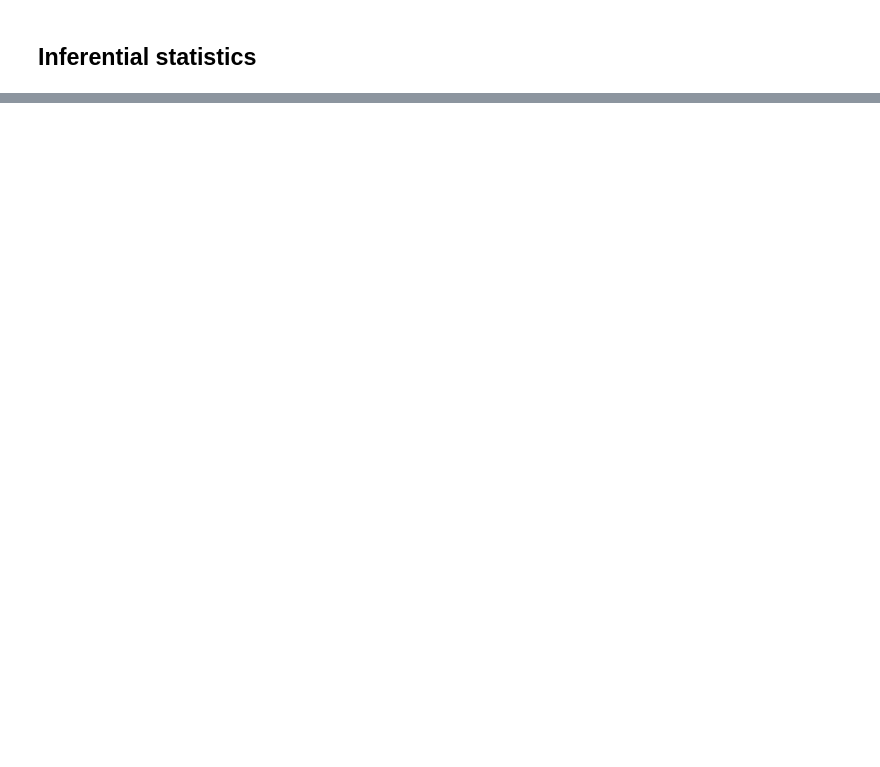
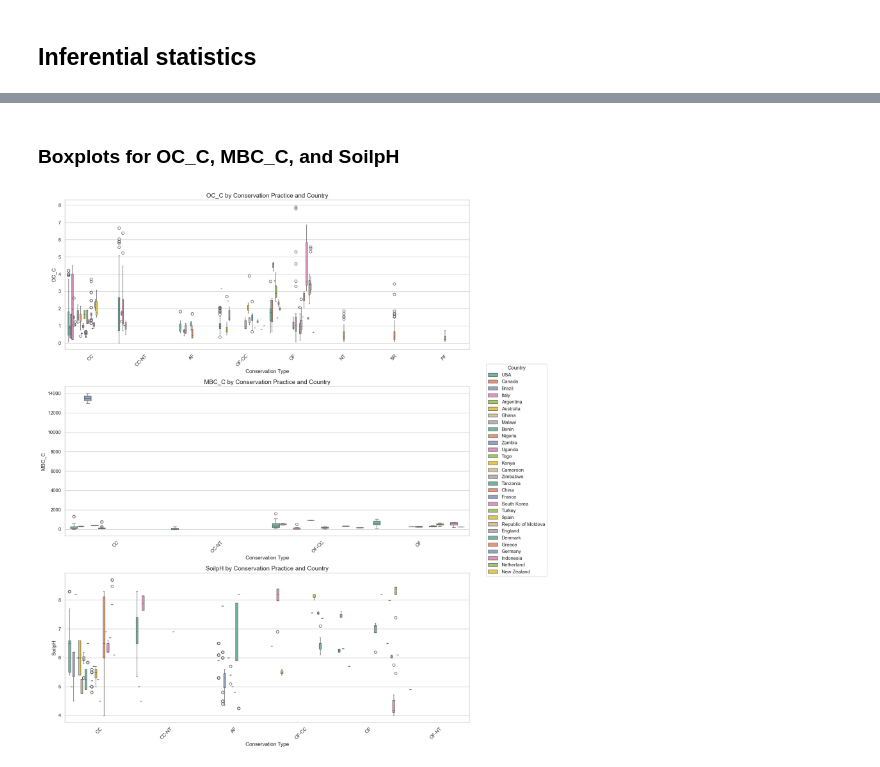
Before and after one commit to eleshuk/avcad_2025, a Jupyter notebook: question_1.ipynb, the cells around one changed output, grey strips where cells are left out. Cells and saved outputs as stored; diff of their text form; code cells hidden in the pictures; blank space fills up the shorter version.

```diff
--- a/question_1.ipynb
+++ b/question_1.ipynb
@@ -70,0 +62,8 @@ max     171.000000  187.000000  247.000000
+# %%
+# Choose the column after which to check for NaNs (e.g., after 'A')
+col_index = full_selection_df.columns.get_loc('Conservation_Discription') + 1  # Get index of next column after 'A'
+subset = full_selection_df.columns[col_index:]
+
+# Drop rows where all columns after 'A' are NaN
+df_filtered = full_selection_df[~full_selection_df[subset].isna().all(axis=1)]
+df_filtered.head()
@@ -492,11 +226,0 @@ $$
-# %%
-import statsmodels.formula.api as smf
-
-# Prepare data
-reg_df = subset_df[['SOC', 'CoverCropGroup', 'Latitude', 'Elevation']].dropna()
-
-# Run linear regression
-model = smf.ols('SOC ~ C(CoverCropGroup) + Latitude + Elevation', data=reg_df).fit()
-
-# Show results
-print(model.summary())
@@ -650,0 +299,38 @@ plt.show()
+# %% [markdown]
+### Boxplots for OC_C, MBC_C, and SoilpH
+# %%
+sns.set(style="whitegrid")
+
+indicators = ['OC_C', 'MBC_C', 'SoilpH']
+top_n = 8  # most frequent conservation types
+
+fig, axes = plt.subplots(len(indicators), 1, figsize=(14, 18), sharex=False)
+
+for i, indicator in enumerate(indicators):
+    temp_df = df_filtered[['Conservation_Type', 'Country', indicator]].dropna()
+    top_types = temp_df['Conservation_Type'].value_counts().head(top_n).index
+    temp_df = temp_df[temp_df['Conservation_Type'].isin(top_types)]
+
+    sns.boxplot(
+        data=temp_df,
+        x='Conservation_Type',
+        y=indicator,
+        hue='Country',
+        palette='Set2',
+        ax=axes[i],
+        width=0.9
+    )
+
+    axes[i].set_title(f'{indicator} by Conservation Practice and Country', fontsize=14)
+    axes[i].set_xlabel('Conservation Type', fontsize=12)
+    axes[i].set_ylabel(indicator, fontsize=12)
+    axes[i].tick_params(axis='x', rotation=45)
+    axes[i].legend().remove()
+
+# Shared legend outside plot
+handles, labels = axes[-1].get_legend_handles_labels()
+fig.legend(handles, labels, title="Country", bbox_to_anchor=(1.02, 0.5), loc='center left')
+plt.tight_layout()
+plt.show()
+# %% [output]
+[figure, added]
```
Also changed, not shown: parts of 44 cells of this notebook, 2 other files.
